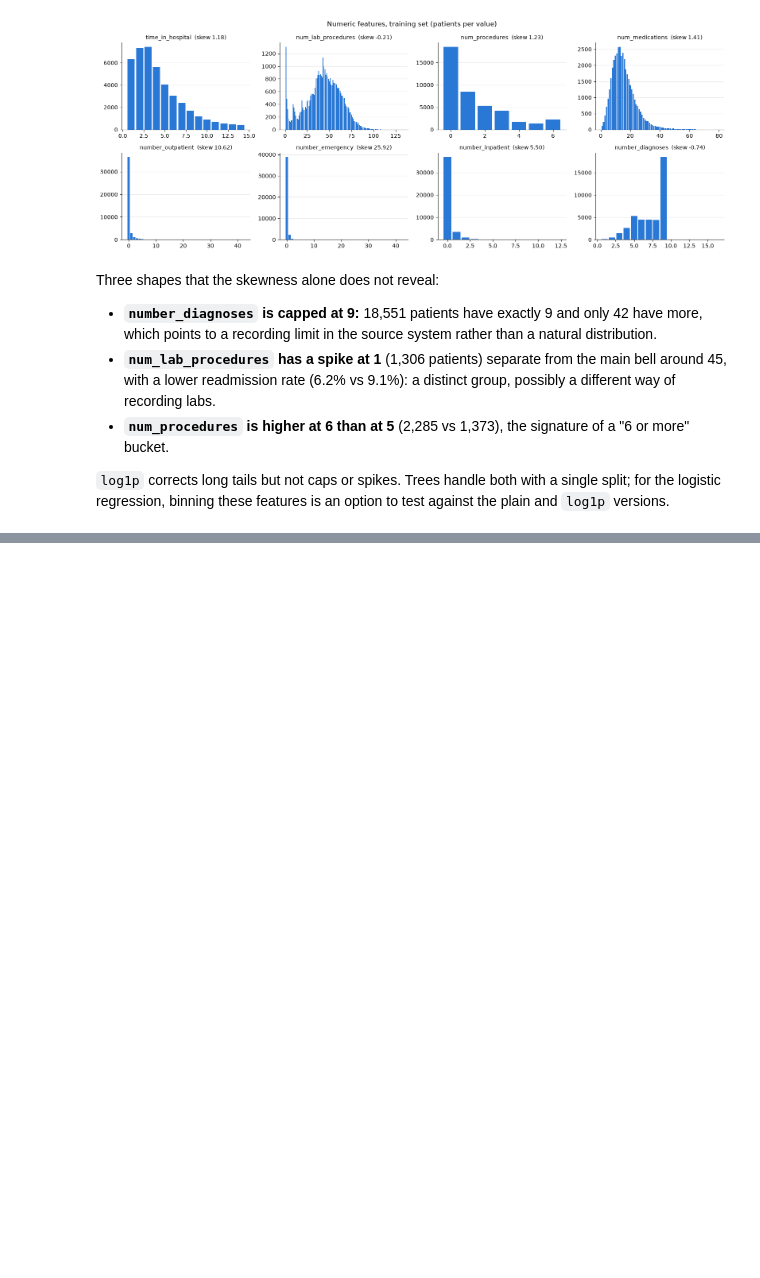
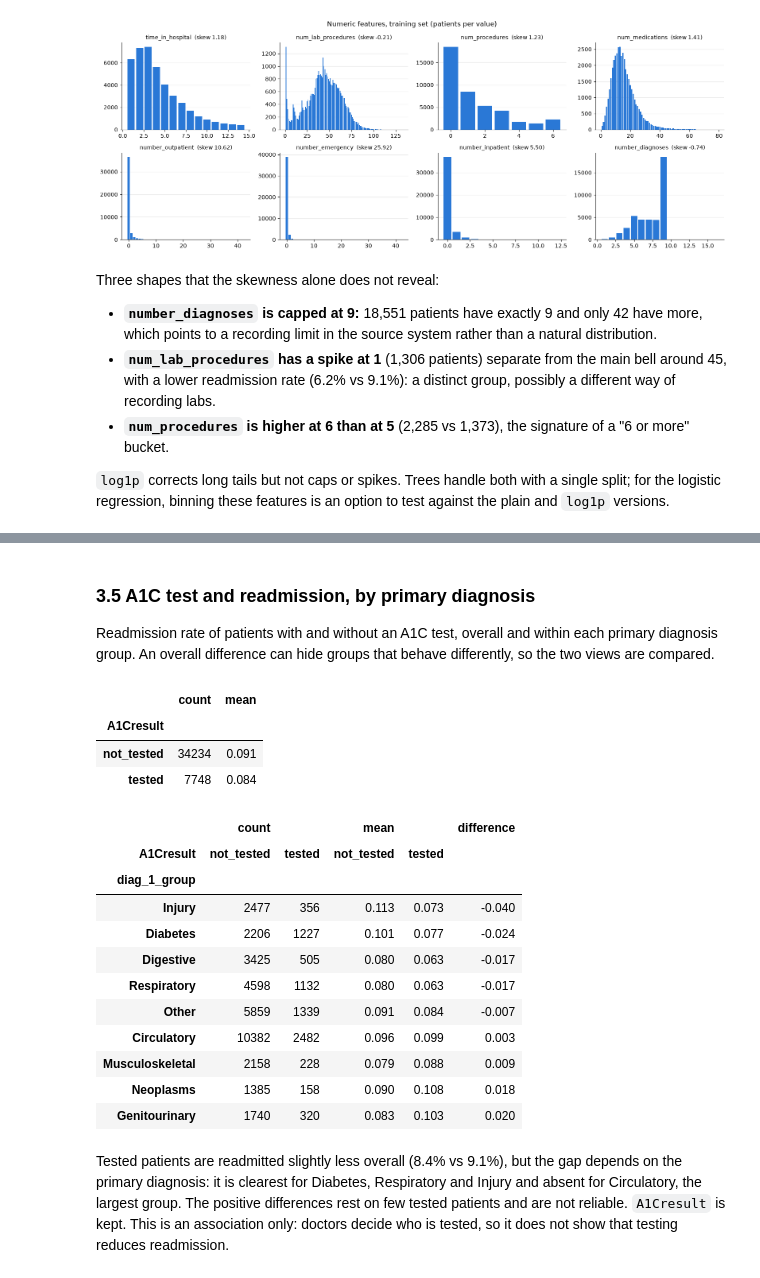
Before and after one commit to gigifumagalli/diabetes-readmission, a Jupyter notebook: notebooks/01_scoping_eda.ipynb, the cells around one changed output, grey strips where cells are left out. Cells and saved outputs as stored; diff of their text form; code cells hidden in the pictures; blank space fills up the shorter version.

Commit message:
EDA: categorical features (mutual information, risk ratios) and A1C check by diagnosis
Co-Authored-By: Claude Opus 5.5 <noreply@anthropic.com>

```diff
--- a/notebooks/01_scoping_eda.ipynb
+++ b/notebooks/01_scoping_eda.ipynb
@@ -555,0 +670,39 @@ regression, binning these features is an option to test against the plain and `l
+# %% [markdown]
+### 3.5 A1C test and readmission, by primary diagnosis
+
+Readmission rate of patients with and without an A1C test, overall and within each primary diagnosis group. An
+overall difference can hide groups that behave differently, so the two views are compared.
+# %%
+# "None" means the test was not done; any other value is a test result
+a1c_tested = (df_train["A1Cresult"] != "None").map({True: "tested", False: "not_tested"})
+
+display(df_train.groupby(a1c_tested)["target"].agg(["count", "mean"]).round(3))
+
+# One row per diagnosis group: patients and readmission rate, with and without the test
+by_diag = df_train.pivot_table(index="diag_1_group", columns=a1c_tested, values="target", aggfunc=["count", "mean"])
+by_diag = by_diag.drop(index="Missing").round(3)  # only 5 patients
+by_diag["difference"] = (by_diag[("mean", "tested")] - by_diag[("mean", "not_tested")]).round(3)
+
+by_diag.sort_values("difference")
+# %% [output]
+|  | count | mean |
+| A1Cresult |  |  |
+| not_tested | 34234 | 0.091 |
+| tested | 7748 | 0.084 |
+|  | count |  | mean |  | difference |
+| A1Cresult | not_tested | tested | not_tested | tested |  |
+| diag_1_group |  |  |  |  |  |
+| Injury | 2477 | 356 | 0.113 | 0.073 | -0.040 |
+| Diabetes | 2206 | 1227 | 0.101 | 0.077 | -0.024 |
+| Digestive | 3425 | 505 | 0.080 | 0.063 | -0.017 |
+| Respiratory | 4598 | 1132 | 0.080 | 0.063 | -0.017 |
+| Other | 5859 | 1339 | 0.091 | 0.084 | -0.007 |
+| Circulatory | 10382 | 2482 | 0.096 | 0.099 | 0.003 |
+| Musculoskeletal | 2158 | 228 | 0.079 | 0.088 | 0.009 |
+| Neoplasms | 1385 | 158 | 0.090 | 0.108 | 0.018 |
+| Genitourinary | 1740 | 320 | 0.083 | 0.103 | 0.020 |
+# %% [markdown]
+Tested patients are readmitted slightly less overall (8.4% vs 9.1%), but the gap depends on the primary diagnosis:
+it is clearest for Diabetes, Respiratory and Injury and absent for Circulatory, the largest group. The positive
+differences rest on few tested patients and are not reliable. `A1Cresult` is kept. This is an association only:
+doctors decide who is tested, so it does not show that testing reduces readmission.
```
Also changed, not shown: parts of 5 cells of this notebook.
